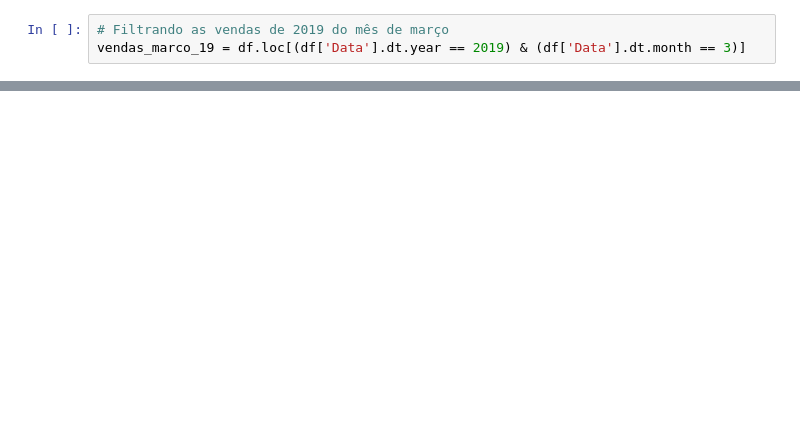
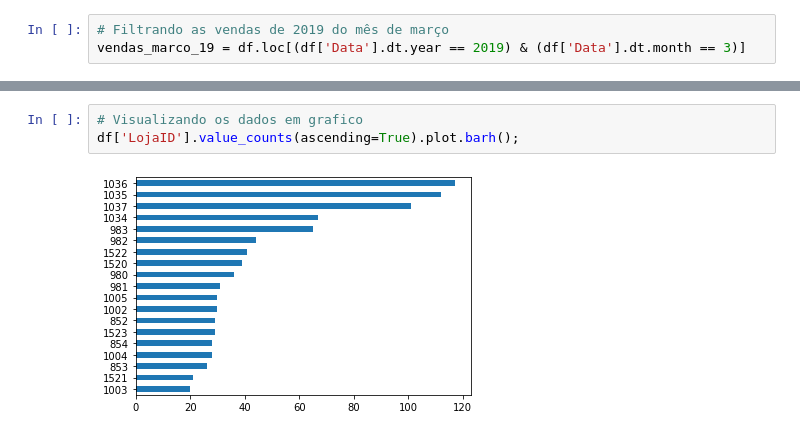
Before and after one commit to wendellbarcelos/BootcampDio-DataScienceUnimed, a Jupyter notebook: Python para Data Science/Python para data science.ipynb, the cells around one changed output, grey strips where cells are left out. Cells and saved outputs as stored; diff of their text form; blank space fills up the shorter version.

```diff
--- a/Python para Data Science/Python para data science.ipynb
+++ b/Python para Data Science/Python para data science.ipynb
@@ -396,0 +431,5 @@ vendas_marco_19.sample(20)
+# %%
+# Visualizando os dados em grafico
+df['LojaID'].value_counts(ascending=True).plot.barh();
+# %% [output]
+[figure, added]
```
Also changed, not shown: parts of 22 cells of this notebook, 3 other files.
